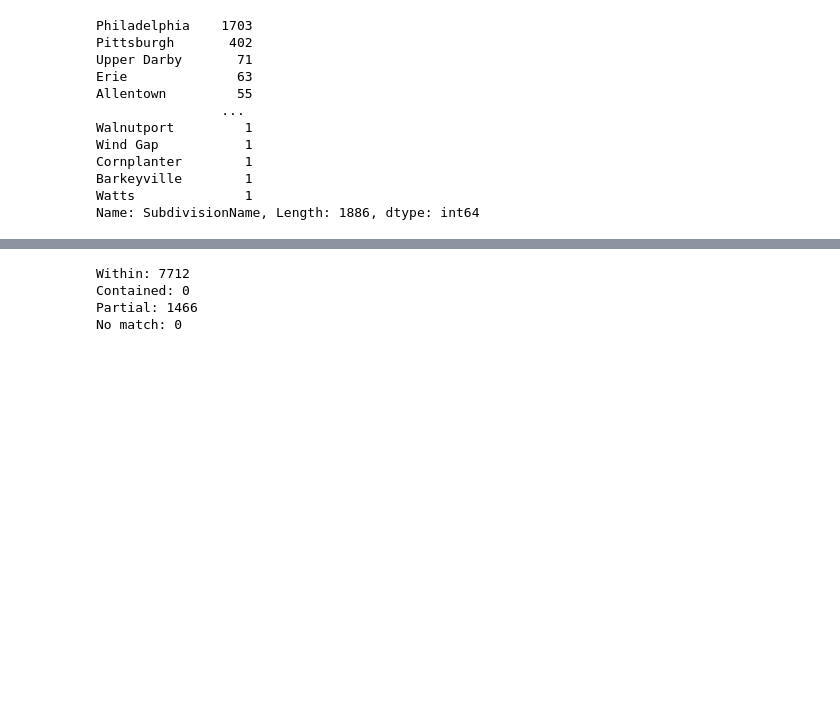
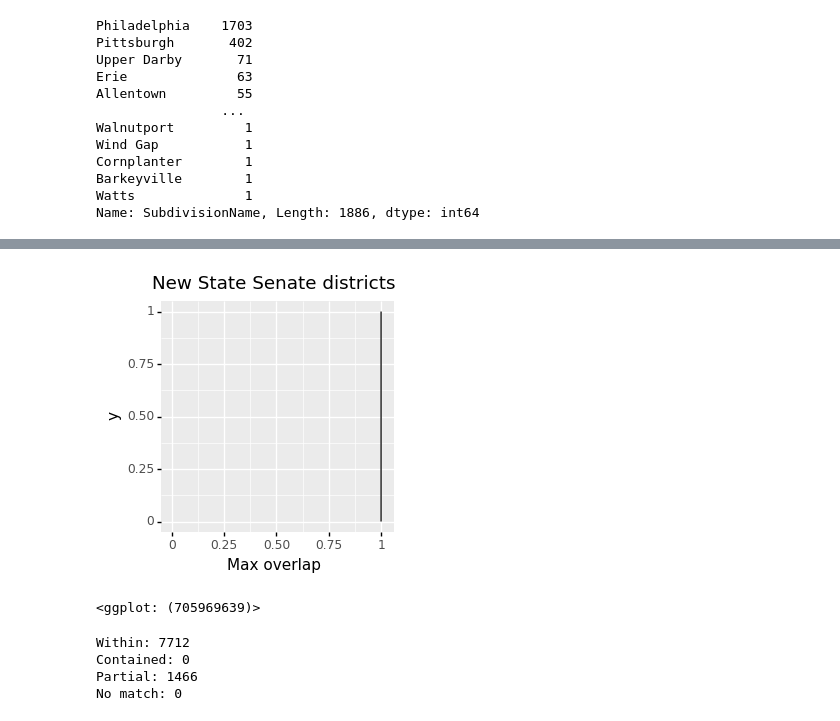
Before and after one commit to tdsmith/reverse-coattails, a Jupyter notebook: vignettes/pa.ipynb, the cells around one changed output, grey strips where cells are left out. Saved outputs shown, nothing was run; the diff lists cells and outputs as text; code cells hidden in the pictures; blank space fills up the shorter version.

```diff
--- a/vignettes/pa.ipynb
+++ b/vignettes/pa.ipynb
@@ -178,6 +233,8 @@ No match: 0
 # %%
+# Add redistricted State Senate districts from Redistricting Hub
+
 sldu22 = (
-    gpd.read_file("zip://" + str((rdh / "pa_sldu_adopted_2022.zip").absolute()))
+    gpd.read_file(rdh / "pa_sldu_adopted_2022.zip")
     .rename(columns={"DISTRICT": "SLDUST22"})
     .set_index("SLDUST22", drop=False)[["SLDUST22", "geometry"]]
 )
@@ -197,4 +254,24 @@ No match: 0
 | 42001000200 | 42 | 001 | GERMANY | Adams | POLYGON ((-77.16709 39.71987, -77... | Germany | Township | 091 | ... |
 | 42001000260 | 42 | 001 | HAMILTON | Adams | POLYGON ((-77.07583 39.89272, -77... | Hamilton | Township | 193 | ... |
 | 42001000230 | 42 | 001 | GETTYSBURG WARD 02 | Adams | POLYGON ((-77.24600 39.83528, -77... | Gettysburg | Borough | 091 | ... |
+# %%
+# This plot shows that, in practice, the new state Senate districts are expressed exactly in terms of the 2020 VTDs,
+# but the edges are a little fuzzy
+
+gg.options.figure_size = (3, 3)
+(
+    gg.ggplot(
+        pd.concat(
+            {k: v.iloc[[v.argmax()]] for k, v in with_sldu22.intersected.items()},
+            names=("GEOID20", "District"),
+        ).reset_index(name="Max overlap"),
+        gg.aes("Max overlap"),
+    )
+    + gg.stat_ecdf()
+    + gg.scale_x_continuous(limits=(0, 1.01))
+    + gg.labs(title="New State Senate districts")
+)
+# %% [output]
+[figure, added]
+<ggplot: (705969639)>
 # %%
```
Also changed, not shown: parts of 17 cells of this notebook, 1 other file.
